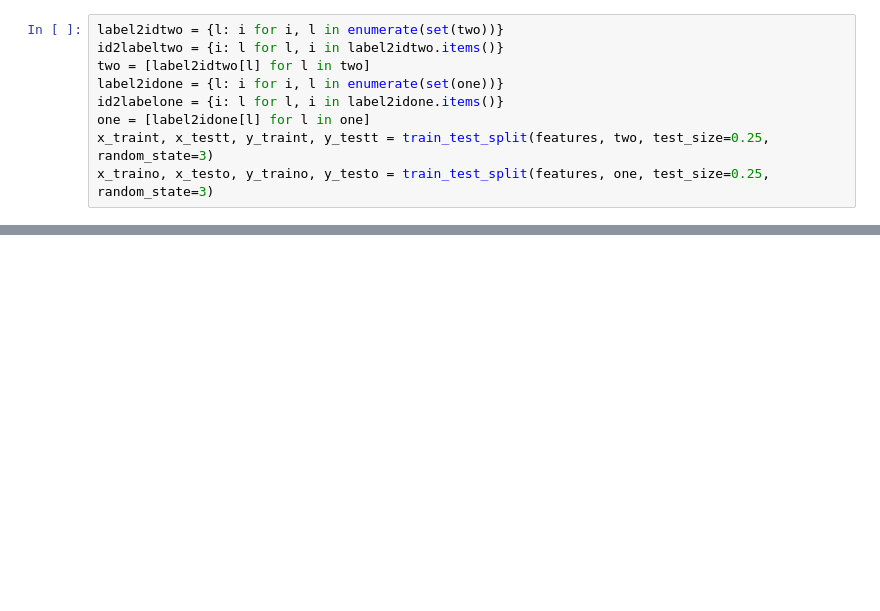
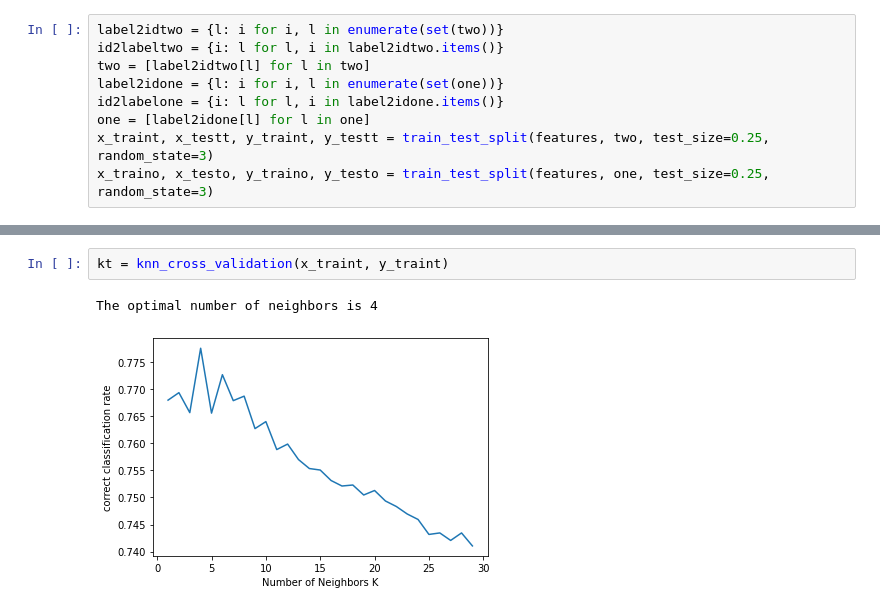
Before and after one commit to lxf44944/babistep_classification, a Jupyter notebook: project/dataexploration.ipynb, the cells around one changed output, grey strips where cells are left out. Cells and saved outputs as stored; diff of their text form; blank space fills up the shorter version.

```diff
--- a/project/dataexploration.ipynb
+++ b/project/dataexploration.ipynb
@@ -288,0 +313,5 @@ Kitchen, Dining & Household       0.96      0.89      0.92       288
+# %%
+kt = knn_cross_validation(x_traint, y_traint)
+# %% [output]
+The optimal number of neighbors is 4
+[figure, added]
```
Also changed, not shown: parts of 14 cells of this notebook.
